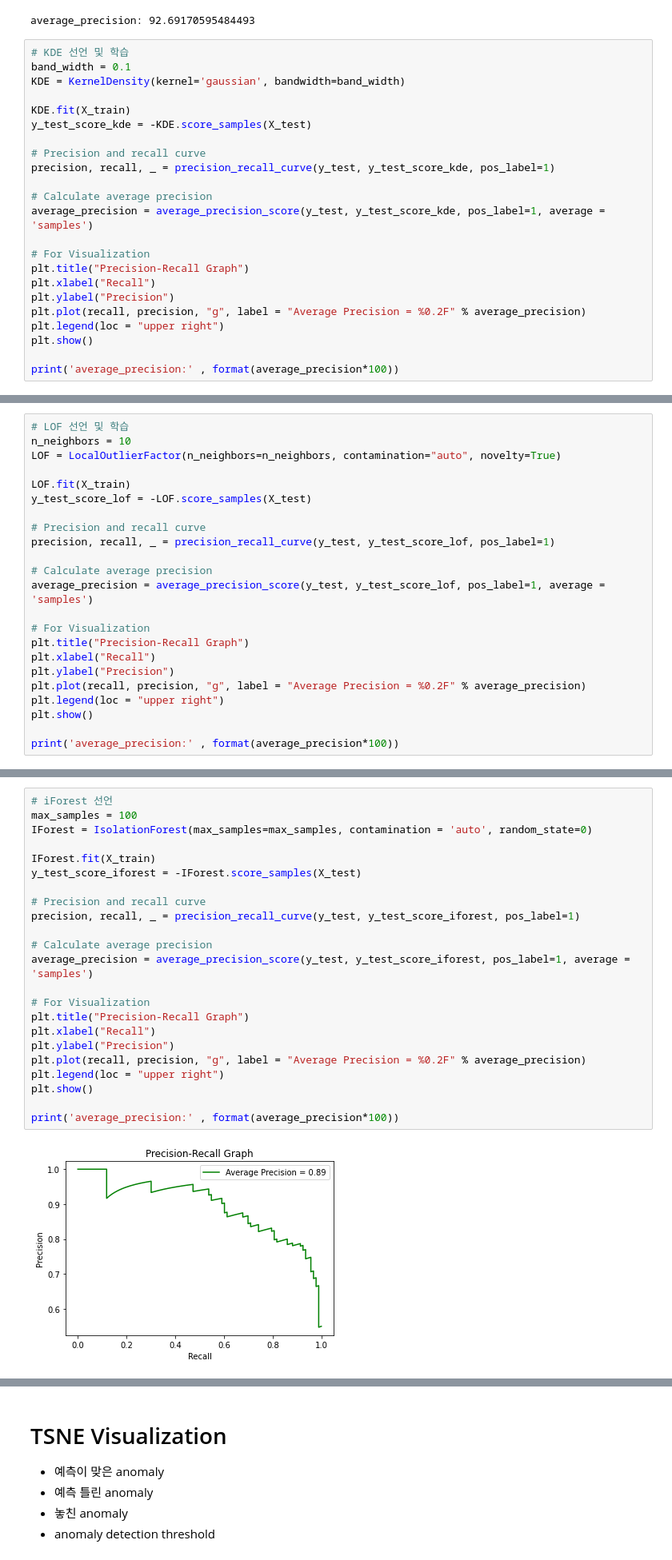
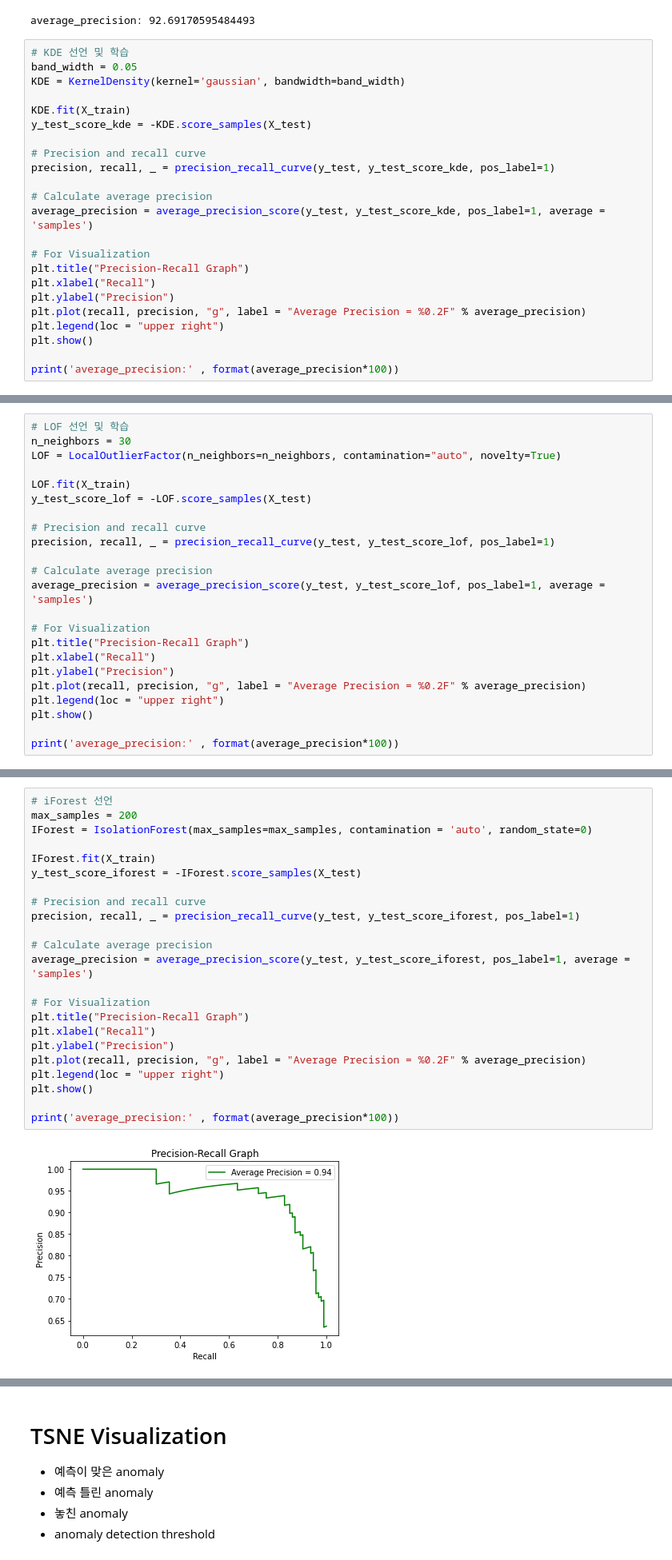
Before and after one commit to mlvlab/AnomalyDetection_tutorial, a Jupyter notebook: AnomalyDetection_tutorial.ipynb, the cells around one changed output, grey strips where cells are left out. Shown at 80% size. Saved outputs shown, nothing was run; the diff lists cells and outputs as text.

```diff
--- a/AnomalyDetection_tutorial.ipynb
+++ b/AnomalyDetection_tutorial.ipynb
@@ -250,7 +250,7 @@ print('average_precision:' , format(average_precision*100))
 average_precision: 92.69170595484493
 # %%
 # KDE 선언 및 학습
-band_width = 0.1
+band_width = 0.05
 KDE = KernelDensity(kernel='gaussian', bandwidth=band_width)
 
 KDE.fit(X_train)
@@ -277,6 +277,6 @@ average_precision: 74.8533406764615
 # %%
 # LOF 선언 및 학습
-n_neighbors = 10
+n_neighbors = 30
 LOF = LocalOutlierFactor(n_neighbors=n_neighbors, contamination="auto", novelty=True)
 
 LOF.fit(X_train)
@@ -303,25 +303,25 @@ average_precision: 88.3078558132218
 # %%
 # iForest 선언
-max_samples = 100
+max_samples = 200
 IForest = IsolationForest(max_samples=max_samples, contamination = 'auto', random_state=0)
 
 IForest.fit(X_train)
 y_test_score_iforest = -IForest.score_samples(X_test)
 
 # Precision and recall curve
 precision, recall, _ = precision_recall_curve(y_test, y_test_score_iforest, pos_label=1)
 
 # Calculate average precision
 average_precision = average_precision_score(y_test, y_test_score_iforest, pos_label=1, average = 'samples')
 
 # For Visualization
 plt.title("Precision-Recall Graph")
 plt.xlabel("Recall")
 plt.ylabel("Precision")
 plt.plot(recall, precision, "g", label = "Average Precision = %0.2F" % average_precision)
 plt.legend(loc = "upper right")
 plt.show()
 
 print('average_precision:' , format(average_precision*100))
 # %% [output]
-[figure, old version]
+[figure, new version]
```
Also changed, not shown: parts of 9 cells of this notebook.
